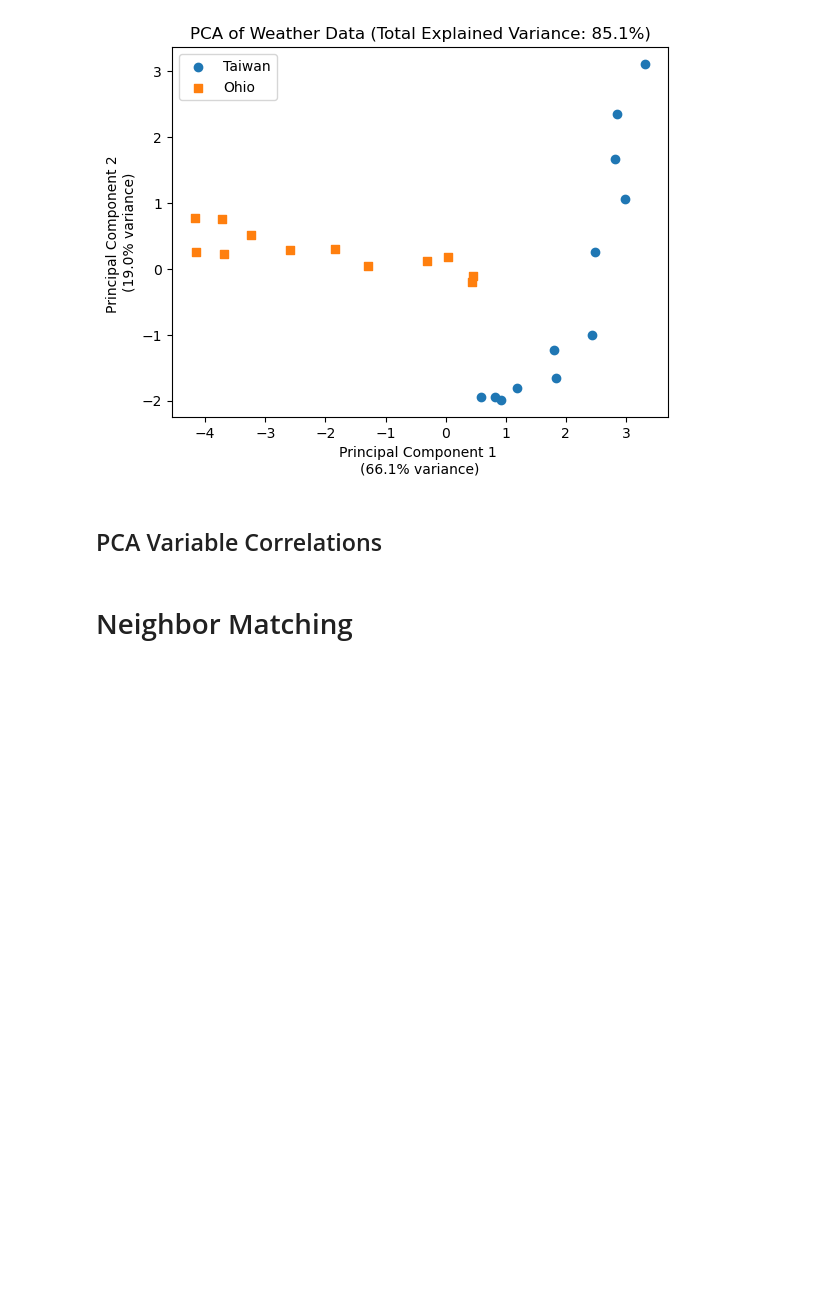
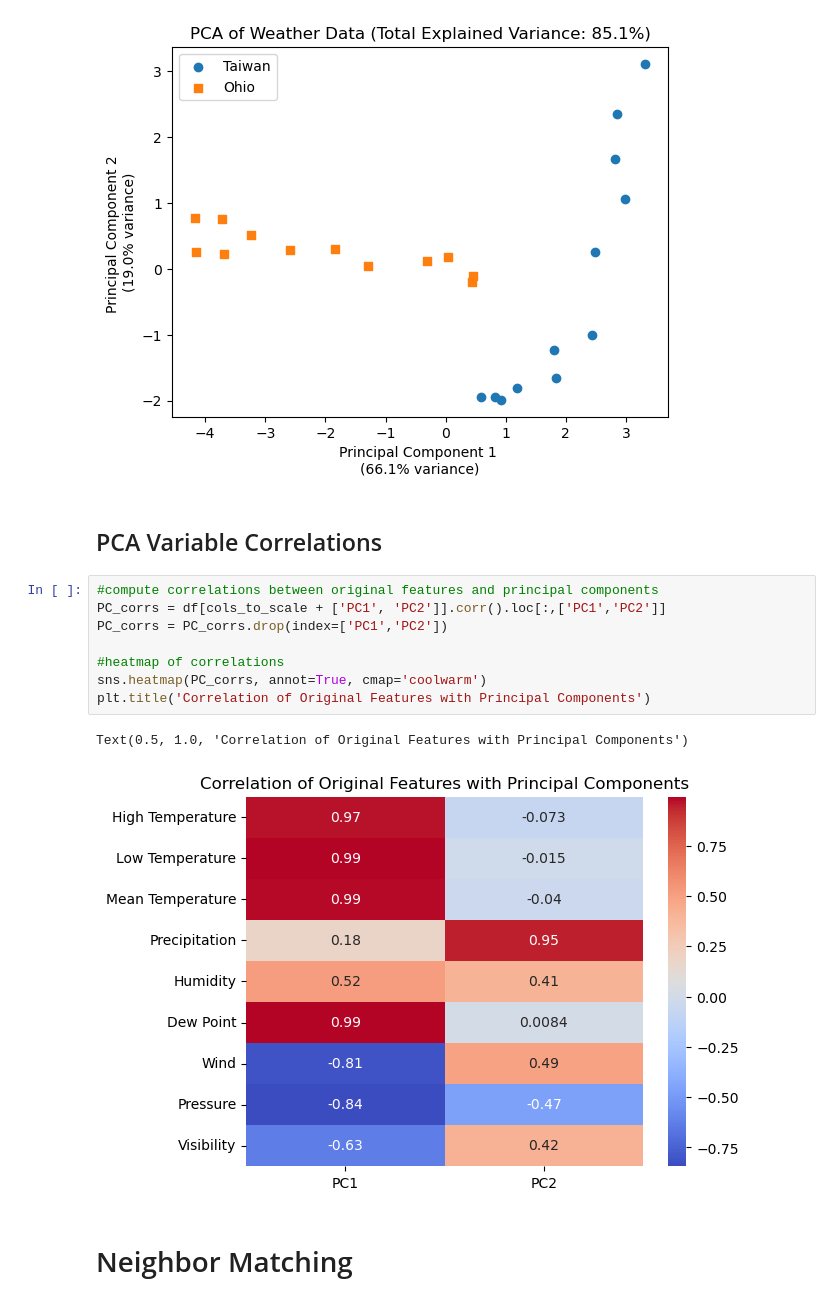
Before and after one commit to mrbond-25/TW_vs_OH_weather, a Jupyter notebook: main.ipynb, the cells around one changed output. Saved outputs shown, nothing was run; the diff lists cells and outputs as text; blank space fills up the shorter version.

Commit message:
Update main.ipynb
Finished correlation analysis

```diff
--- a/main.ipynb
+++ b/main.ipynb
@@ -41,6 +42,17 @@ Text(0.5, 1.0, 'PCA of Weather Data (Total Explained Variance: 85.1%)')
 [figure]
 # %% [markdown]
 ## PCA Variable Correlations
+# %%
+#compute correlations between original features and principal components
+PC_corrs = df[cols_to_scale + ['PC1', 'PC2']].corr().loc[:,['PC1','PC2']]
+PC_corrs = PC_corrs.drop(index=['PC1','PC2'])
+
+#heatmap of correlations
+sns.heatmap(PC_corrs, annot=True, cmap='coolwarm')
+plt.title('Correlation of Original Features with Principal Components')
+# %% [output]
+Text(0.5, 1.0, 'Correlation of Original Features with Principal Components')
+[figure, added]
 # %% [markdown]
 # Neighbor Matching
 # %%
```
Also changed, not shown: parts of 1 cell of this notebook.
